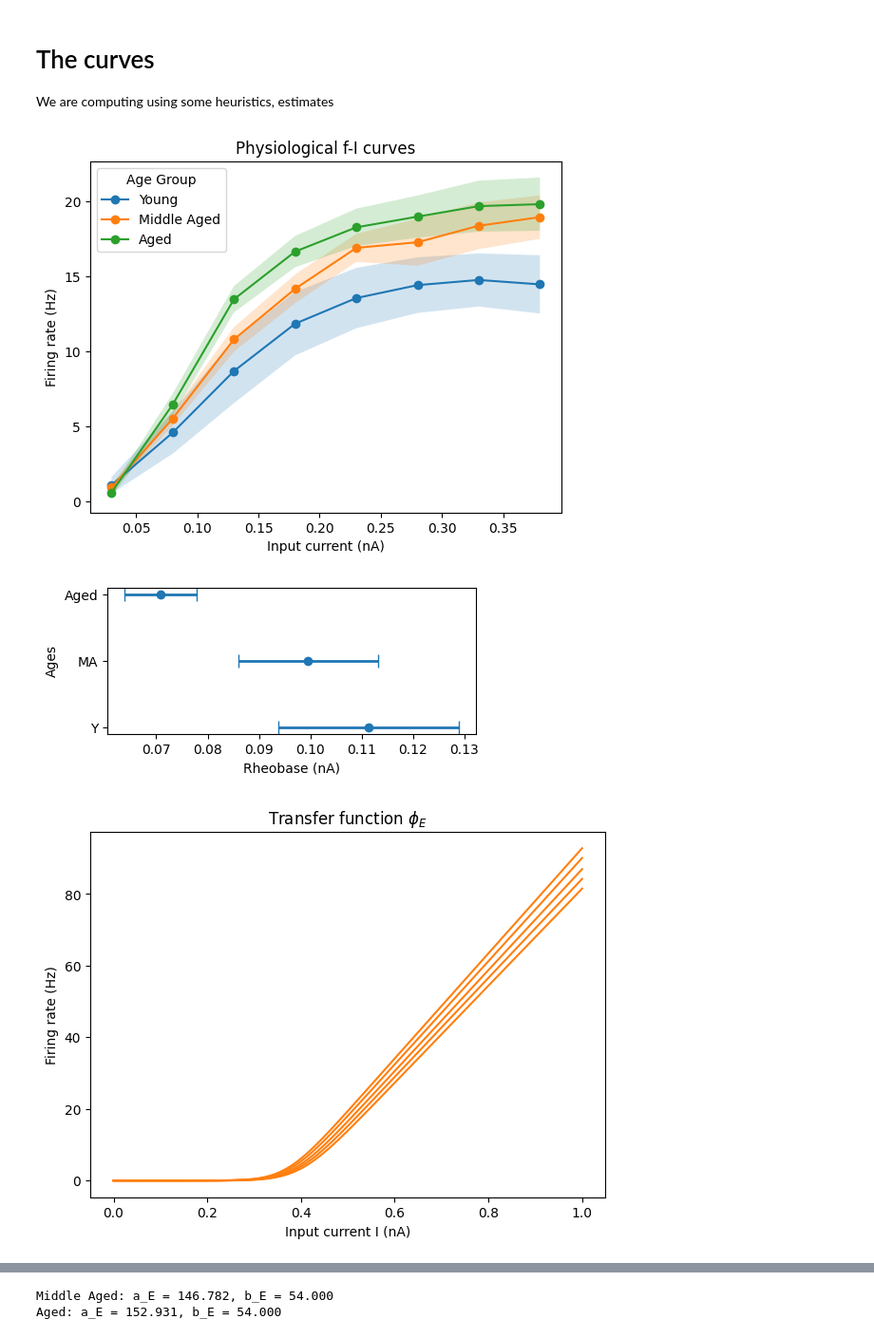
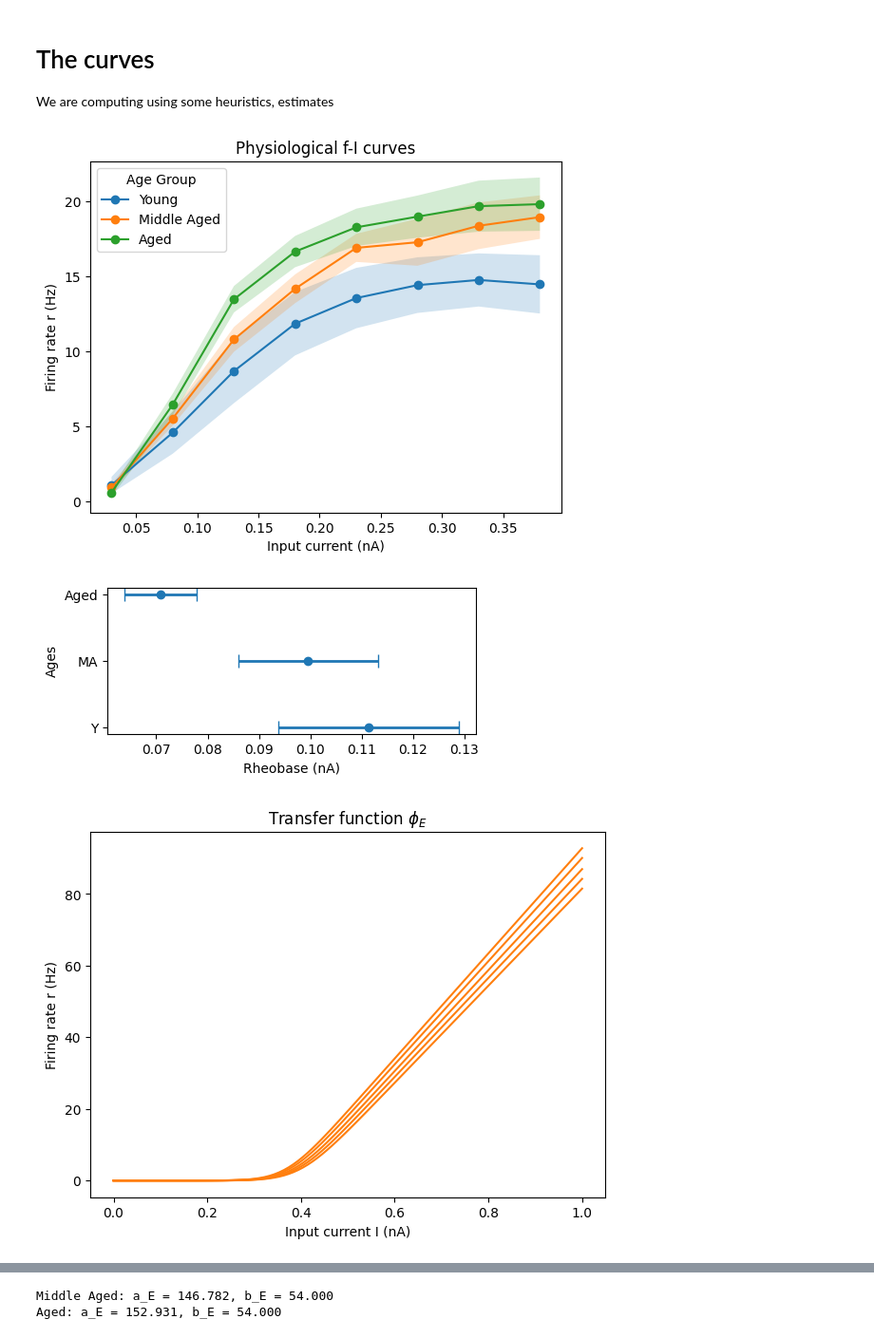
Before and after one commit to Davide537/Mathematical-Models, a Jupyter notebook: WM Model/FR aging.ipynb, the cells around one changed output, grey strips where cells are left out. Shown at 95% size. Cells and saved outputs as stored; diff of their text form; code cells hidden in the pictures.

Commit message:
Thesis writing
made some images for thesis and changed some small code stuff

```diff
--- a/WM Model/FR aging.ipynb
+++ b/WM Model/FR aging.ipynb
@@ -42,7 +42,7 @@ for g in age_order:
     )
 
 plt.xlabel("Input current (nA)")
-plt.ylabel("Firing rate (Hz)")
+plt.ylabel("Firing rate r (Hz)")
 plt.legend(title="Age Group")
 plt.title(fr'Physiological f-I curves')
 plt.savefig(f'Fig/FI curve.svg', dpi=150, bbox_inches='tight')
@@ -72,36 +72,50 @@ plt.figure(figsize=(7,5))
 for j in range(s+1):
     i = round(j*(30-1)/s)
     plt.plot(xc,phi_E(xc, np.linspace(135.5, 146.782, 30)[i], 54, 0.308), color='tab:orange')
 plt.title(fr'Transfer function $\phi_E$')
 plt.xlabel('Input current I (nA)')
-plt.ylabel('Firing rate (Hz)')
+plt.ylabel('Firing rate r (Hz)')
 plt.savefig(f'Fig/MAFI.svg', dpi=150, bbox_inches='tight')
 plt.show()
 
 plt.figure(figsize=(7,5))
 
 for j in range(s+1):
     i = round(j*(30-1)/s)
     plt.plot(xc,phi_E(xc, np.linspace(136, 152.931, 30)[i], 54, 0.308), color='tab:green')
 plt.title(fr'Transfer function $\phi_E$')
 plt.xlabel('Input current I (nA)')
-plt.ylabel('Firing rate (Hz)')
+plt.ylabel('Firing rate r (Hz)')
 plt.savefig(f'Fig/AFI.svg', dpi=150, bbox_inches='tight')
 plt.show()
 
 plt.figure(figsize=(7,5))
 
 plt.plot(xc,phi_E(xc, 135, 54, 0.308 ),label='Y')
 plt.plot(xc,phi_E(xc, 146.782, 54, 0.308 ),label='MA')
 plt.plot(xc,phi_E(xc, 152.931, 54, 0.308 ),label='A')
 
 plt.legend()
 plt.title(fr'Transfer function $\phi_E$')
 plt.xlabel('Input current I (nA)')
-plt.ylabel('Firing rate (Hz)')
+plt.ylabel('Firing rate r (Hz)')
 plt.savefig(f'Fig/FIchanges.svg', dpi=150, bbox_inches='tight')
 plt.show()
+
+plt.figure(figsize=(7,5))
+def phi_I(I, g_I, c_1, c_0, r0_I):
+    return np.maximum((1 / g_I) * (c_1 * I - c_0) + r0_I, 0)
+
+plt.plot(xc,phi_E(xc, 135, 54, 0.308 ),label=r'$\phi_E$')
+plt.plot(xc,phi_I(xc, 4, 615, 177, 5.5 ),label=r'$\phi_I$')
+
+plt.legend()
+plt.title(fr'Transfer function $\phi_E$')
+plt.xlabel('Input current I (nA)')
+plt.ylabel('Firing rate r (Hz)')
+plt.savefig(f'Fig/FIbases.svg', dpi=150, bbox_inches='tight')
+plt.show()
 # %% [output]
-[figure, old version]
+[figure, new version]
 [figure]
-[figure, old version]
+[figure, new version]
```
Also changed, not shown: parts of 1 cell of this notebook, 27 other files.
